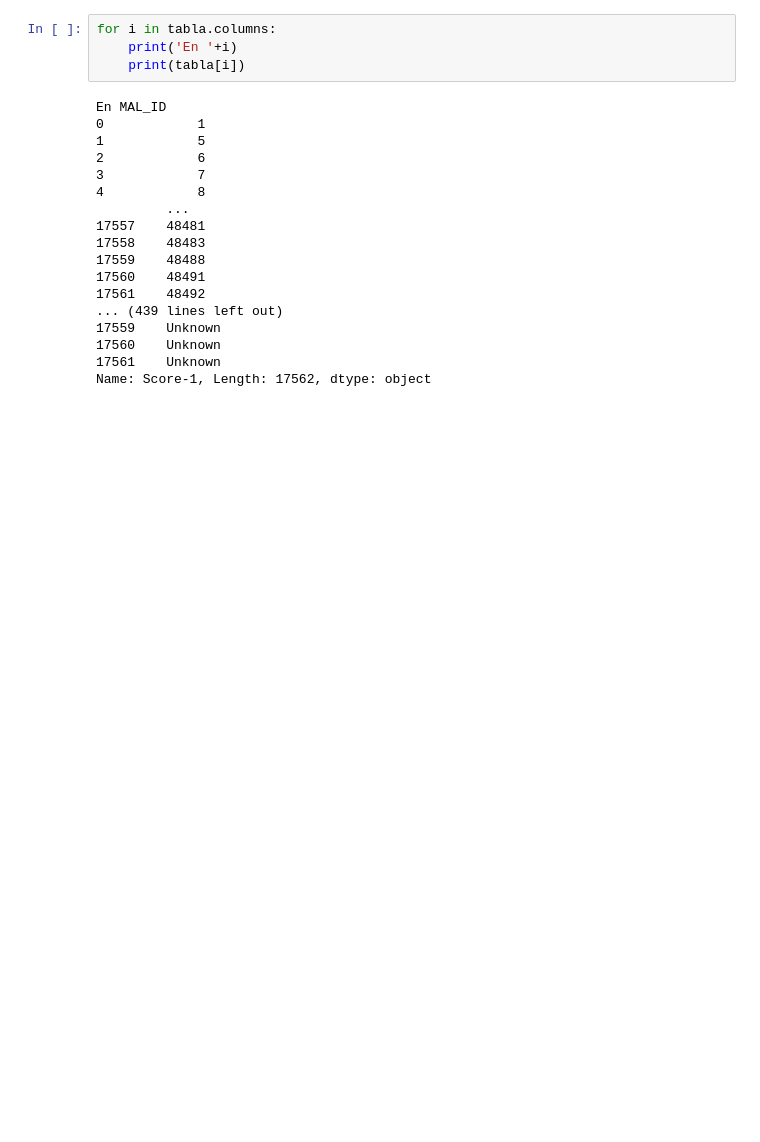
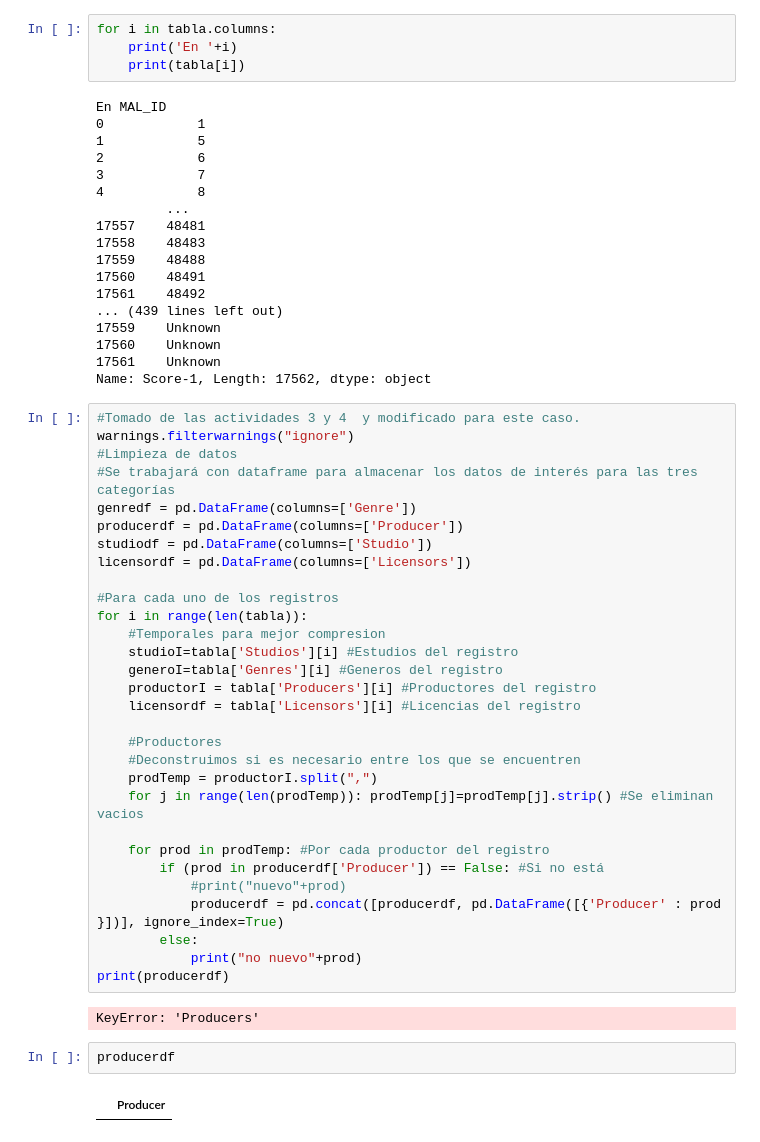
Before and after one commit to Asheyerth/DataScience_bootcamp2024BIT, a Jupyter notebook: Actividad_5/Database_conection.ipynb, the cells around one changed output. Saved outputs shown, nothing was run; the diff lists cells and outputs as text; blank space fills up the shorter version.

Commit message:
Agregado avance Actividad 5: Intento fallido de limpieza

```diff
--- a/Actividad_5/Database_conection.ipynb
+++ b/Actividad_5/Database_conection.ipynb
@@ -193,3 +195,39 @@ En MAL_ID
 17560    Unknown
 17561    Unknown
 Name: Score-1, Length: 17562, dtype: object
+# %%
+#Tomado de las actividades 3 y 4  y modificado para este caso.
+warnings.filterwarnings("ignore")
+#Limpieza de datos
+#Se trabajará con dataframe para almacenar los datos de interés para las tres categorías
+genredf = pd.DataFrame(columns=['Genre'])
+producerdf = pd.DataFrame(columns=['Producer'])
+studiodf = pd.DataFrame(columns=['Studio'])
+licensordf = pd.DataFrame(columns=['Licensors'])
+
+#Para cada uno de los registros
+for i in range(len(tabla)):
+    #Temporales para mejor compresion
+    studioI=tabla['Studios'][i] #Estudios del registro
+    generoI=tabla['Genres'][i] #Generos del registro
+    productorI = tabla['Producers'][i] #Productores del registro
+    licensordf = tabla['Licensors'][i] #Licencias del registro
+
+    #Productores
+    #Deconstruimos si es necesario entre los que se encuentren
+    prodTemp = productorI.split(",")
+    for j in range(len(prodTemp)): prodTemp[j]=prodTemp[j].strip() #Se eliminan vacios
+
+    for prod in prodTemp: #Por cada productor del registro
+        if (prod in producerdf['Producer']) == False: #Si no está
+            #print("nuevo"+prod)
+            producerdf = pd.concat([producerdf, pd.DataFrame([{'Producer' : prod }])], ignore_index=True)
+        else:
+            print("no nuevo"+prod)
+print(producerdf)
+# %% [output]
+KeyError: 'Producers'
+# %%
+producerdf
+# %% [output]
+|  | Producer |
```
Also changed, not shown: parts of 3 cells of this notebook.
